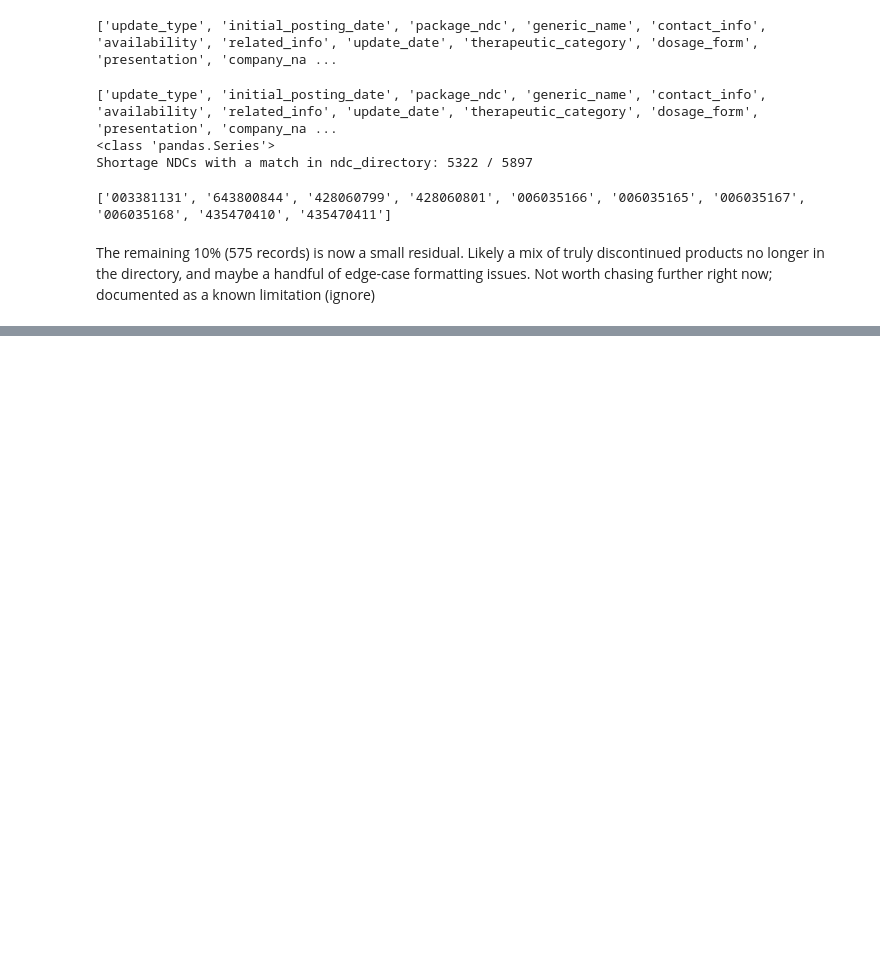
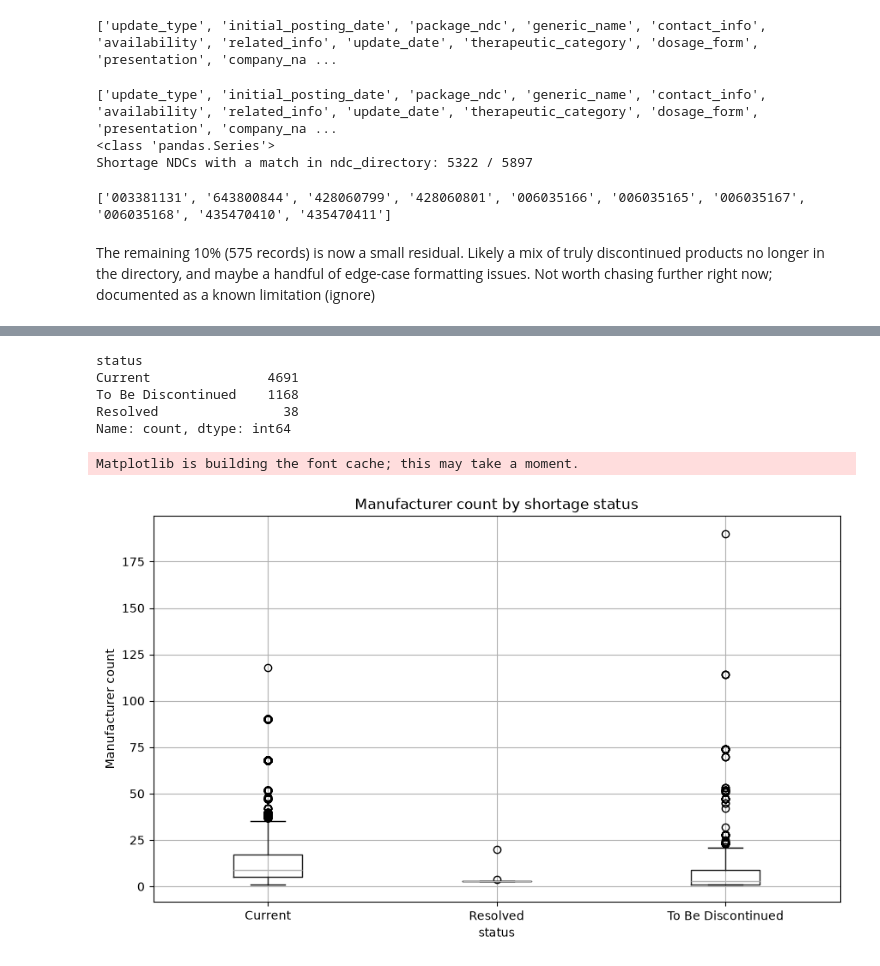
Before and after one commit to mariammkkk/RxWatch, a Jupyter notebook: analysis/analysis.ipynb, the cells around one changed output, grey strips where cells are left out. Saved outputs shown, nothing was run; the diff lists cells and outputs as text; code cells hidden in the pictures; blank space fills up the shorter version.

```diff
--- a/analysis/analysis.ipynb
+++ b/analysis/analysis.ipynb
@@ -146,0 +159,22 @@ QUICK NOTE HERE: Identified and resolved a data completeness issue caused by API
+# %%
+# drop any pre-existing merge columns before re-merging
+shortages_exploded = shortages_exploded.drop(
+    columns=['ndc_generic_name', 'manufacturer_count', 'recall_count'], errors='ignore'
+)
+
+ndc_lookup = ndc[['ndc', 'generic_name']].drop_duplicates(subset='ndc').rename(
+    columns={'generic_name': 'ndc_generic_name'}
+)
+
+shortages_exploded = shortages_exploded.merge(ndc_lookup, on='ndc', how='left')
+
+manufacturer_counts = ndc.groupby('generic_name')['labeler_name'].nunique().rename('manufacturer_count')
+recall_counts = recalls.groupby('ndc').size().rename('recall_count')
+
+features = shortages_exploded.merge(
+    manufacturer_counts, left_on='ndc_generic_name', right_on='generic_name', how='left'
+)
+features = features.merge(recall_counts, on='ndc', how='left')
+features['recall_count'] = features['recall_count'].fillna(0)
+
+print(features['manufacturer_count'].describe())
@@ -146,0 +191,23 @@ QUICK NOTE HERE: Identified and resolved a data completeness issue caused by API
+# %%
+# Does low manufacturer count correlate with anything meaningful in the data?
+
+# check status/severity fields
+print(features['status'].value_counts())
+# %% [output]
+status
+Current               4691
+To Be Discontinued    1168
+Resolved                38
+Name: count, dtype: int64
+# %%
+import matplotlib.pyplot as plt
+
+# visualize manufacturer count by shortage status
+features.boxplot(column='manufacturer_count', by='status', figsize=(10,6))
+plt.ylabel('Manufacturer count')
+plt.suptitle('')
+plt.title('Manufacturer count by shortage status')
+plt.show()
+# %% [output]
+Matplotlib is building the font cache; this may take a moment.
+[figure, added]
```
Also changed, not shown: parts of 32 cells of this notebook.
